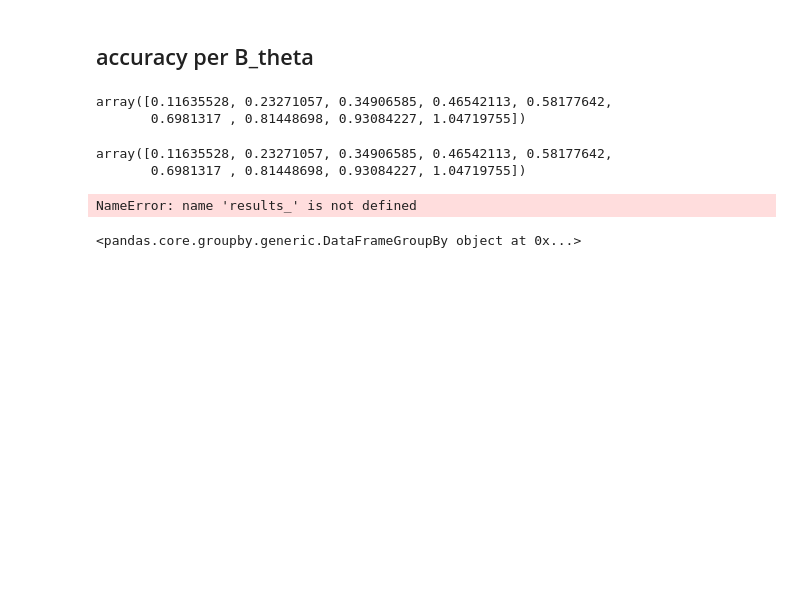
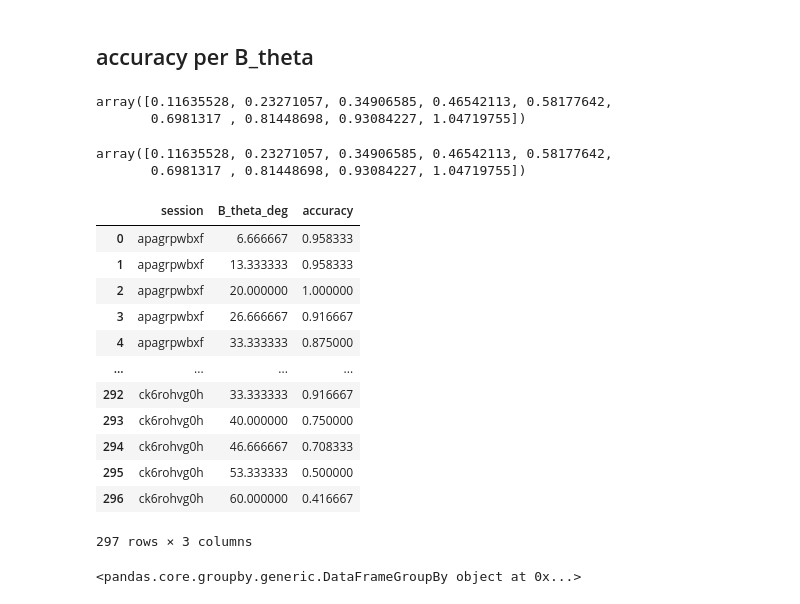
Before and after one commit to laurentperrinet/OEiL_OrientationPrecision, a Jupyter notebook: experiment1.ipynb, the cells around one changed output. Drawn from its saved outputs; the diff is of its cells as text; code cells hidden in the pictures; blank space fills up the shorter version.

```diff
--- a/experiment1.ipynb
+++ b/experiment1.ipynb
@@ -475,24 +493,38 @@ array([0.11635528, 0.23271057, 0.34906585, 0.46542113, 0.58177642,
        0.6981317 , 0.81448698, 0.93084227, 1.04719755])
 # %%
 results = pd.DataFrame(columns=['session', 'B_theta_deg', 'accuracy'])
-for fname in filenames_long:
-    session = fname.replace('osfstorage-archive/pilot-', '').replace('-data.json', '')
+for fname in filenames_valid:
+    # shorten the name
+    session = fname.replace(f'osfstorage-archive/{experiment_name}-', '').replace('-data.json', '')
+    # create the dataframe
     df = pd.read_json(fname)
     df_data = df[df['trial_type']=='image-swipe-response'][['trial_index', 'stimulus', 'swipe_response', 'keyboard_response', 'rt', 'response_source']]
     df_data = df_data.reset_index(drop=True)
     df_data = pd.concat([df_data, parameters], axis=1)
 
     for B_theta in B_thetas:
         df_data_ =  df_data[df_data['B_theta'] == B_theta]
         correct = np.array((df_data_['theta'] > 0) == ((df_data_['swipe_response'] == 'right') + (df_data_['keyboard_response'] == 'arrowright')))
-        results_['accuracy'] = correct.mean()
+        # results_['accuracy'] = correct.mean()
         # print(f'{fname}: {B_theta=:.1f} - accuracy = {correct.mean()*100:.1f}%')
         # print(df)
         # results = results.append(results_, ignore_index=True)
         results.loc[len(results)] = [session, B_theta*180/np.pi, correct.mean()]
 results
 # %% [output]
+|  | session | B_theta_deg | accuracy |
+| 0 | apagrpwbxf | 6.666667 | 0.958333 |
+| 1 | apagrpwbxf | 13.333333 | 0.958333 |
+| 2 | apagrpwbxf | 20.000000 | 1.000000 |
+| 3 | apagrpwbxf | 26.666667 | 0.916667 |
+| 4 | apagrpwbxf | 33.333333 | 0.875000 |
+| ... | ... | ... | ... |
+| 292 | ck6rohvg0h | 33.333333 | 0.916667 |
+| 293 | ck6rohvg0h | 40.000000 | 0.750000 |
+| 294 | ck6rohvg0h | 46.666667 | 0.708333 |
+| 295 | ck6rohvg0h | 53.333333 | 0.500000 |
+| 296 | ck6rohvg0h | 60.000000 | 0.416667 |
-NameError: name 'results_' is not defined
+297 rows × 3 columns
 # %%
 results.groupby('B_theta_deg')
 # %% [output]
```
Also changed, not shown: parts of 12 cells of this notebook.
